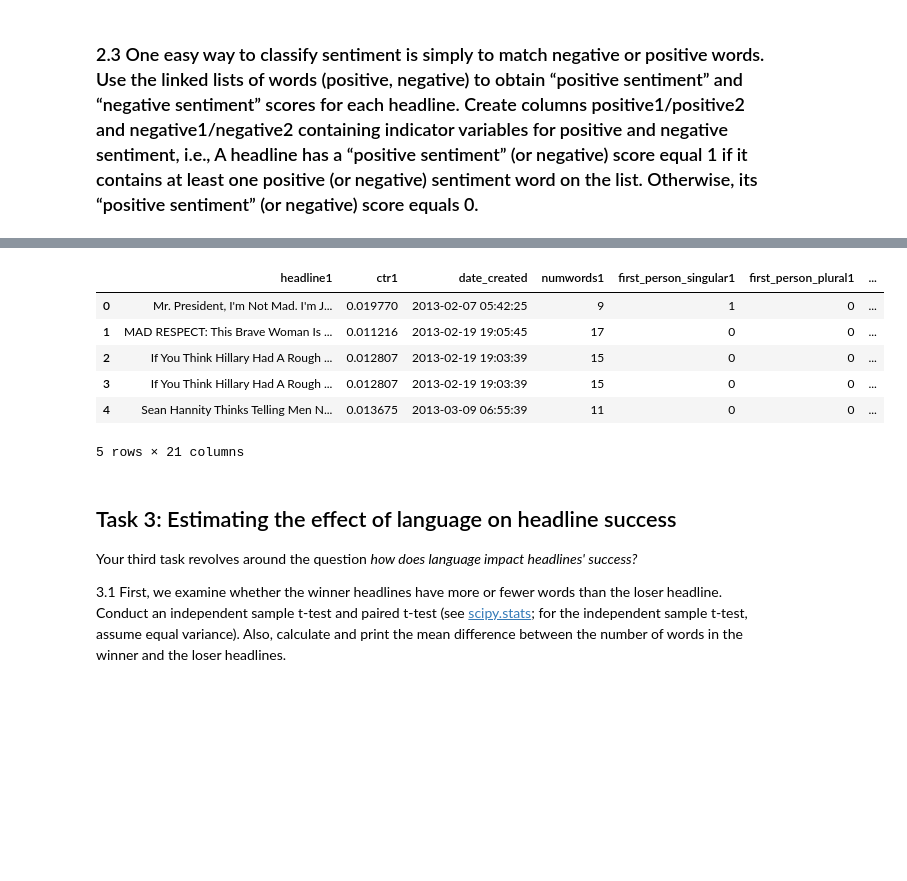
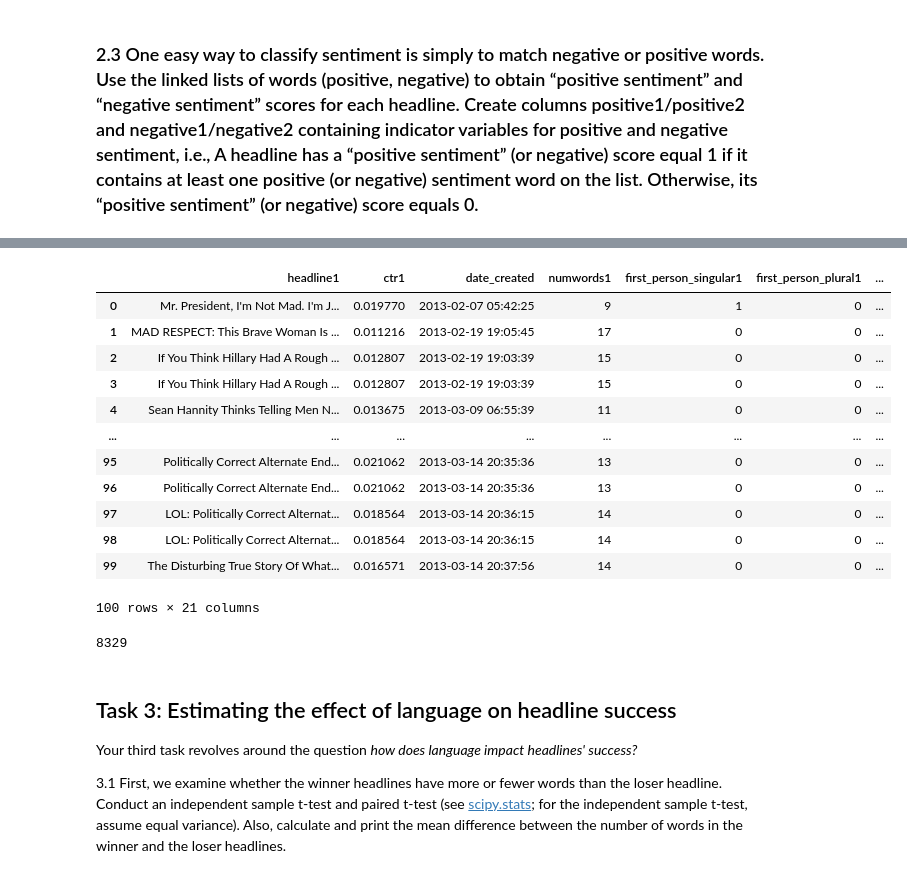
Before and after one commit to PeterYYZhang/2022, a Jupyter notebook: Homework/01 - Pandas Data Wrangling and Data Viz/hw1.ipynb, the cells around one changed output, grey strips where cells are left out. Saved outputs shown, nothing was run; the diff lists cells and outputs as text; code cells hidden in the pictures; blank space fills up the shorter version.

```diff
--- a/Homework/01 - Pandas Data Wrangling and Data Viz/hw1.ipynb
+++ b/Homework/01 - Pandas Data Wrangling and Data Viz/hw1.ipynb
@@ -535,15 +558,25 @@ new_dataset = new_dataset[['headline1', 'ctr1', 'date_created', 'numwords1', 'fi
 if not os.path.exists(os.path.join(data_path_root,'new_dataset.csv')):
     to_save = new_dataset.to_csv(os.path.join(data_path_root,'new_dataset.csv'))
 # %%
-new_dataset.head()
+new_dataset.head(100)
 # %% [output]
 |  | headline1 | ctr1 | date_created | numwords1 | first_person_singular1 | first_person_plural1 | ... |
 | 0 | Mr. President, I'm Not Mad. I'm J... | 0.019770 | 2013-02-07 05:42:25 | 9 | 1 | 0 | ... |
 | 1 | MAD RESPECT: This Brave Woman Is ... | 0.011216 | 2013-02-19 19:05:45 | 17 | 0 | 0 | ... |
 | 2 | If You Think Hillary Had A Rough ... | 0.012807 | 2013-02-19 19:03:39 | 15 | 0 | 0 | ... |
 | 3 | If You Think Hillary Had A Rough ... | 0.012807 | 2013-02-19 19:03:39 | 15 | 0 | 0 | ... |
 | 4 | Sean Hannity Thinks Telling Men N... | 0.013675 | 2013-03-09 06:55:39 | 11 | 0 | 0 | ... |
+| ... | ... | ... | ... | ... | ... | ... | ... |
+| 95 | Politically Correct Alternate End... | 0.021062 | 2013-03-14 20:35:36 | 13 | 0 | 0 | ... |
+| 96 | Politically Correct Alternate End... | 0.021062 | 2013-03-14 20:35:36 | 13 | 0 | 0 | ... |
+| 97 | LOL: Politically Correct Alternat... | 0.018564 | 2013-03-14 20:36:15 | 14 | 0 | 0 | ... |
+| 98 | LOL: Politically Correct Alternat... | 0.018564 | 2013-03-14 20:36:15 | 14 | 0 | 0 | ... |
+| 99 | The Disturbing True Story Of What... | 0.016571 | 2013-03-14 20:37:56 | 14 | 0 | 0 | ... |
-5 rows × 21 columns
+100 rows × 21 columns
+# %%
+np.sum(new_dataset['positive1']==1)
+# %% [output]
+8329
 # %% [markdown]
 ## Task 3: Estimating the effect of language on headline success
 
```
Also changed, not shown: parts of 30 cells of this notebook.
